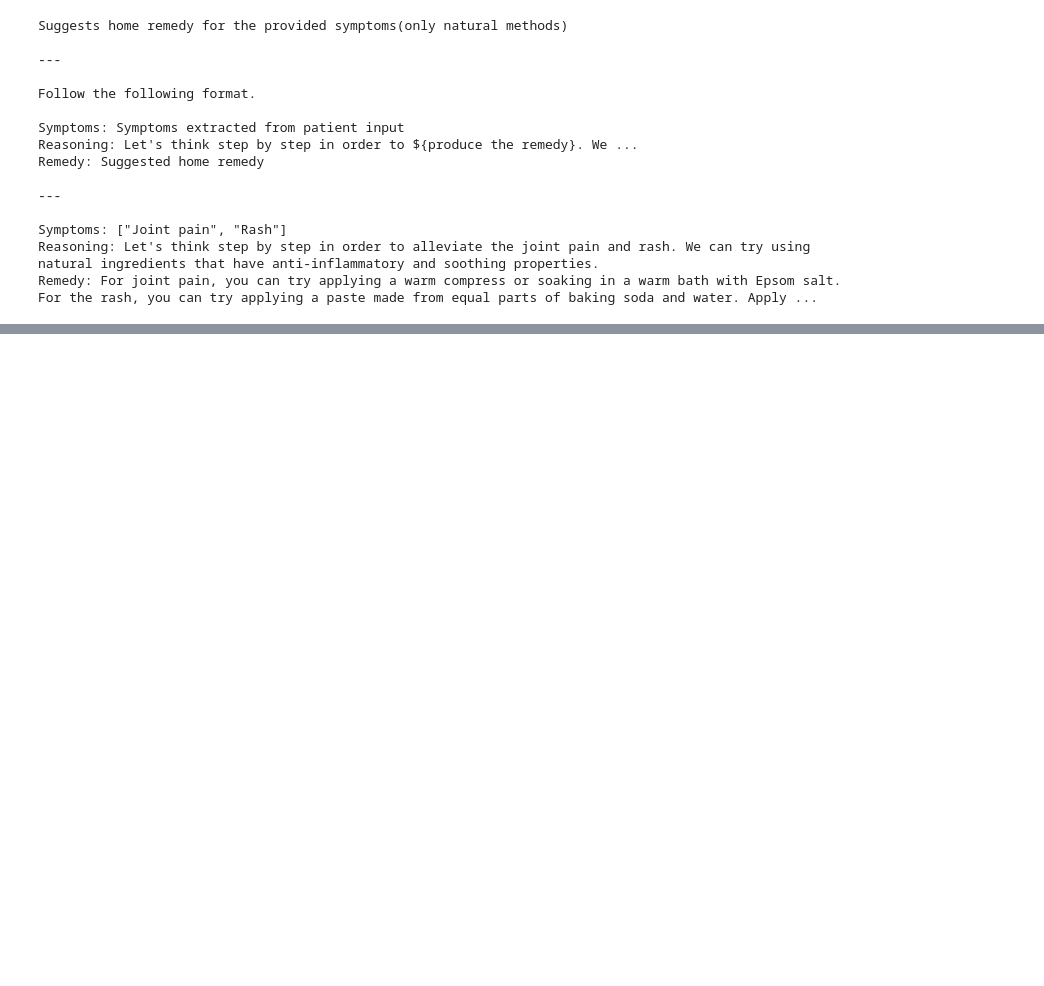
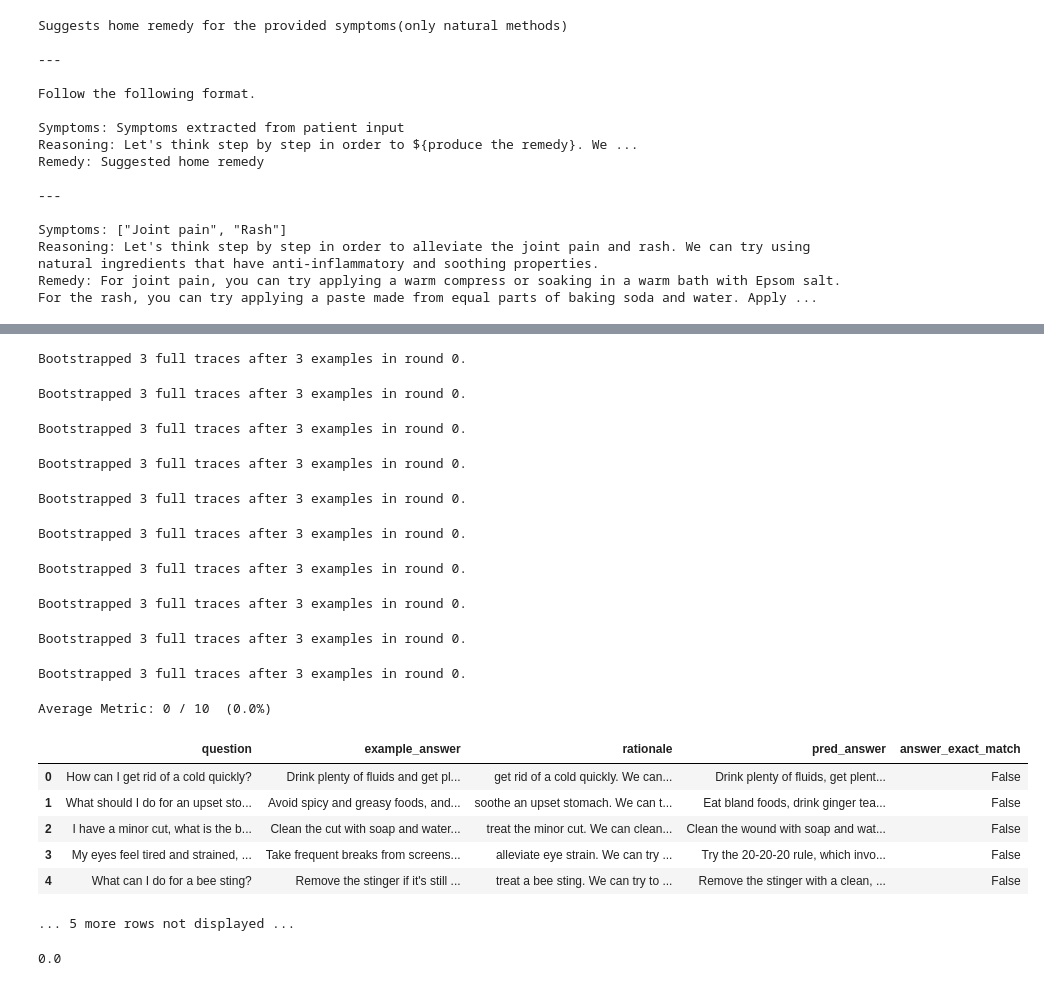
Before and after one commit to Ankitarora2/TechnoCulture, a Jupyter notebook: Another_copy_of_OnboardingHelper.ipynb, the cells around one changed output, grey strips where cells are left out. Saved outputs shown, nothing was run; the diff lists cells and outputs as text; code cells hidden in the pictures; blank space fills up the shorter version.

```diff
--- a/Another_copy_of_OnboardingHelper.ipynb
+++ b/Another_copy_of_OnboardingHelper.ipynb
@@ -790,16 +778,3 @@ Remedy: Suggested home remedy
 Symptoms: ["Joint pain", "Rash"]
 Reasoning: Let's think step by step in order to alleviate the joint pain and rash. We can try using natural ingredients that have anti-inflammatory and soothing properties.
 Remedy: For joint pain, you can try applying a warm compress or soaking in a warm bath with Epsom salt. For the rash, you can try applying a paste made from equal parts of baking soda and water. Apply ...
-# %%
-
-teleprompter = BootstrapFewShot()
-# Iterate over training examples to set inputs
-for idx, example in enumerate(trainset):
-    trainset[idx] = example.with_inputs('question')
-
-# Iterate over dev examples to set inputs
-for idx, example in enumerate(devset):
-    devset[idx] = example.with_inputs('question')
-
-# Compile!
-compiled_rag = teleprompter.compile(student=HomeRemedyPipeline(), trainset=trainset)
@@ -811,0 +845,6 @@ TypeError: HomeRemedyPipeline.forward() got an unexpected keyword argument 'ques
+# %%
+from dspy.teleprompt import KNNFewShot
+from dspy.predict.knn import KNN
+
+knn_teleprompter = KNNFewShot(KNN, 3, trainset)
+compiled_knn = knn_teleprompter.compile(HomeRemedyPipeline(), trainset=trainset)
@@ -811,0 +878,31 @@ TypeError: HomeRemedyPipeline.forward() got an unexpected keyword argument 'ques
+# %%
+from dspy.evaluate.evaluate import Evaluate
+
+# Set up the `evaluate_on_hotpotqa` function. We'll use this many times below.
+evaluate_on_HRP = Evaluate(devset=devset, num_threads=1, display_progress=True, display_table=5)
+
+# Evaluate the `compiled_knn` program with the `answer_exact_match` metric.
+metric = dspy.evaluate.answer_exact_match
+
+
+evaluate_on_HRP(compiled_knn, metric)
+# %% [output]
+Bootstrapped 3 full traces after 3 examples in round 0.
+Bootstrapped 3 full traces after 3 examples in round 0.
+Bootstrapped 3 full traces after 3 examples in round 0.
+Bootstrapped 3 full traces after 3 examples in round 0.
+Bootstrapped 3 full traces after 3 examples in round 0.
+Bootstrapped 3 full traces after 3 examples in round 0.
+Bootstrapped 3 full traces after 3 examples in round 0.
+Bootstrapped 3 full traces after 3 examples in round 0.
+Bootstrapped 3 full traces after 3 examples in round 0.
+Bootstrapped 3 full traces after 3 examples in round 0.
+Average Metric: 0 / 10  (0.0%)
+|  | question | example_answer | rationale | pred_answer | answer_exact_match |
+| 0 | How can I get rid of a cold quickly? | Drink plenty of fluids and get pl... | get rid of a cold quickly. We can... | Drink plenty of fluids, get plent... | False |
+| 1 | What should I do for an upset sto... | Avoid spicy and greasy foods, and... | soothe an upset stomach. We can t... | Eat bland foods, drink ginger tea... | False |
+| 2 | I have a minor cut, what is the b... | Clean the cut with soap and water... | treat the minor cut. We can clean... | Clean the wound with soap and wat... | False |
+| 3 | My eyes feel tired and strained, ... | Take frequent breaks from screens... | alleviate eye strain. We can try ... | Try the 20-20-20 rule, which invo... | False |
+| 4 | What can I do for a bee sting? | Remove the stinger if it's still ... | treat a bee sting. We can try to ... | Remove the stinger with a clean, ... | False |
+... 5 more rows not displayed ...
+0.0
```
Also changed, not shown: parts of 19 cells of this notebook.
